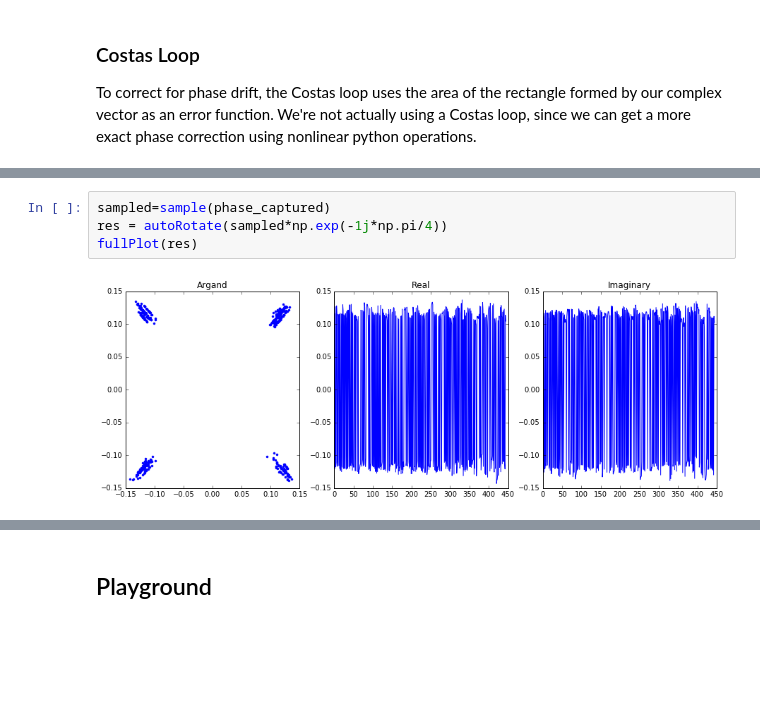
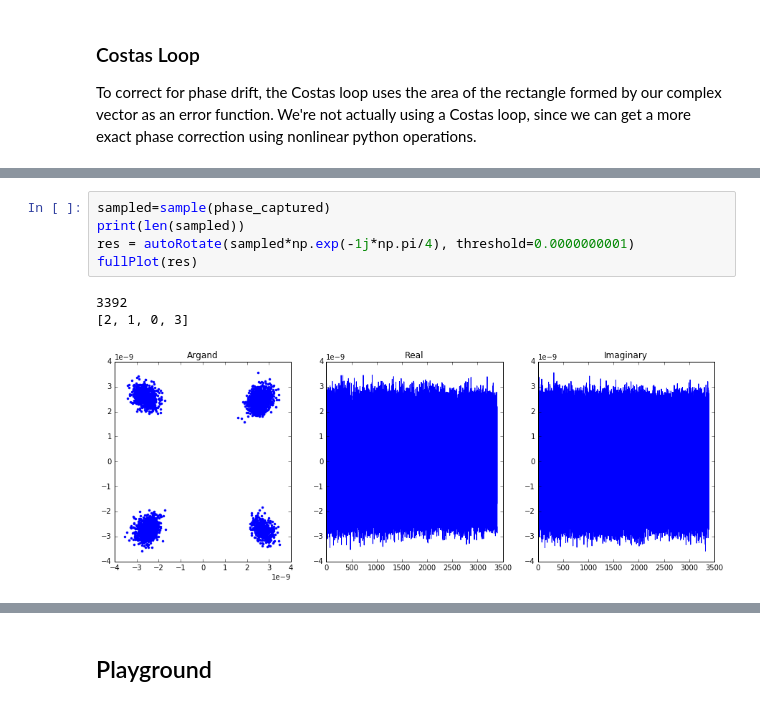
Before and after one commit to kailevy/usrp_2.5, a Jupyter notebook: Vis.ipynb, the cells around one changed output, grey strips where cells are left out. Saved outputs shown, nothing was run; the diff lists cells and outputs as text; blank space fills up the shorter version.

```diff
--- a/Vis.ipynb
+++ b/Vis.ipynb
@@ -61,6 +61,9 @@ plt.plot(phase_o)
 # %%
 sampled=sample(phase_captured)
-res = autoRotate(sampled*np.exp(-1j*np.pi/4))
+print(len(sampled))
+res = autoRotate(sampled*np.exp(-1j*np.pi/4), threshold=0.0000000001)
 fullPlot(res)
 # %% [output]
+3392
+[2, 1, 0, 3]
-[figure, old version]
+[figure, new version]
```
Also changed, not shown: parts of 30 cells of this notebook, 1 other file.
